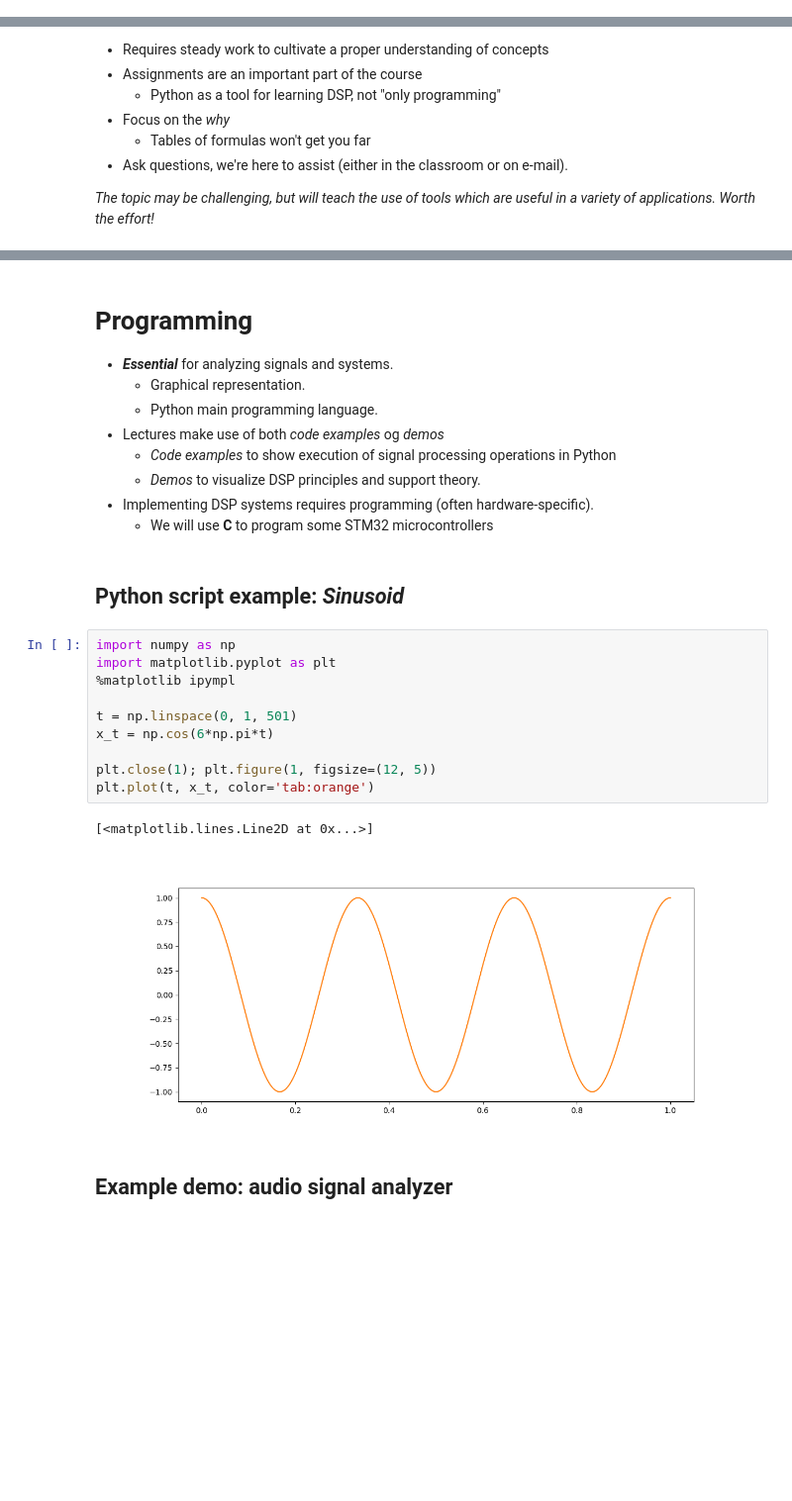
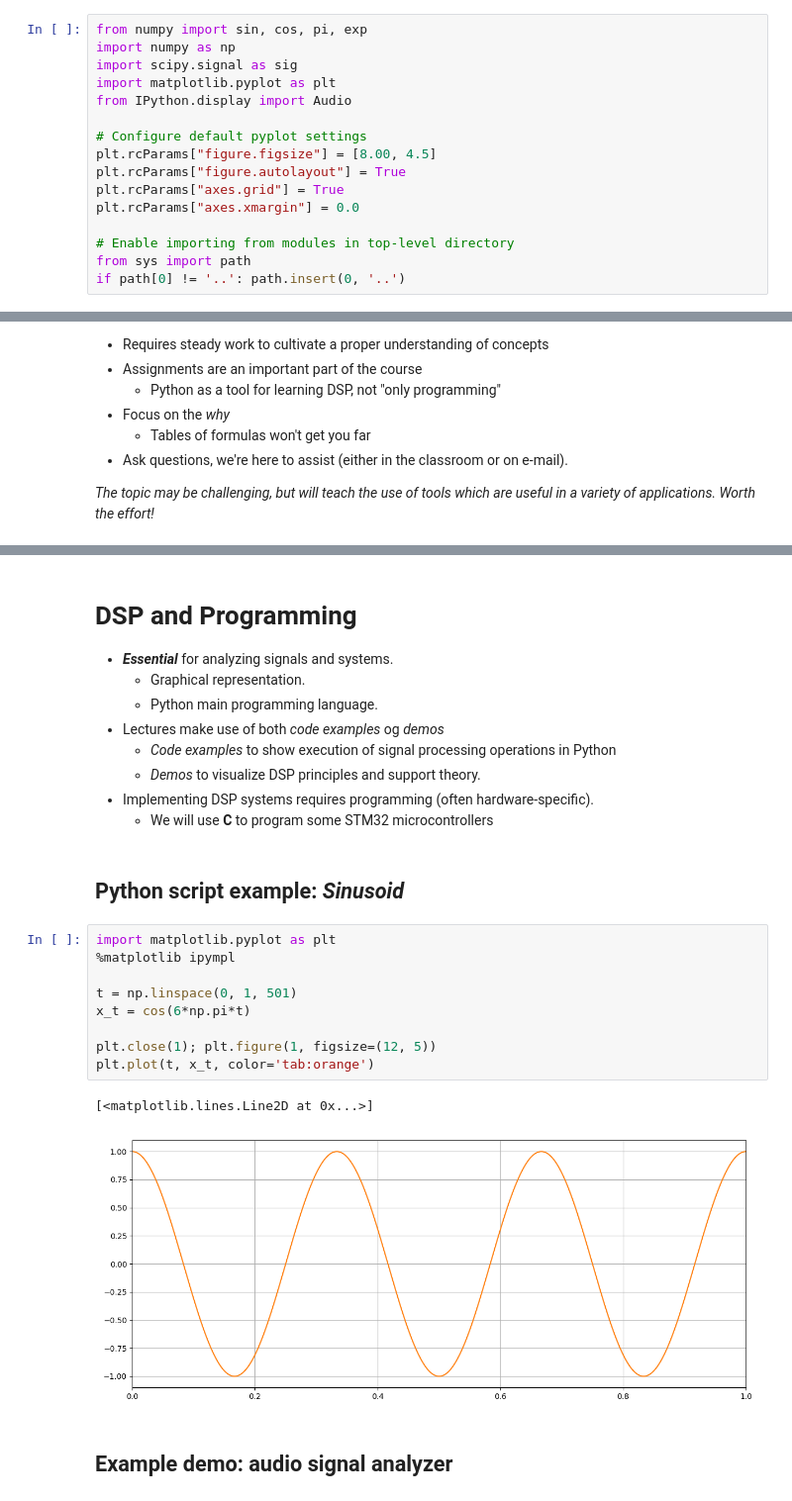
Before and after one commit to kaierih/AIS2201-Lecture_Notes, a Jupyter notebook: introduction/Course_Info.ipynb, the cells around one changed output, grey strips where cells are left out. Shown at 99% size. Saved outputs shown, nothing was run; the diff lists cells and outputs as text; blank space fills up the shorter version.

```diff
--- a/introduction/Course_Info.ipynb
+++ b/introduction/Course_Info.ipynb
@@ -5,3 +1,19 @@ if path[0] != '..': path.insert(0, '..')
+# %%
+from numpy import sin, cos, pi, exp
+import numpy as np
+import scipy.signal as sig
+import matplotlib.pyplot as plt
+from IPython.display import Audio
+
+# Configure default pyplot settings
+plt.rcParams["figure.figsize"] = [8.00, 4.5]
+plt.rcParams["figure.autolayout"] = True
+plt.rcParams["axes.grid"] = True
+plt.rcParams["axes.xmargin"] = 0.0
+
+# Enable importing from modules in top-level directory
+from sys import path
+if path[0] != '..': path.insert(0, '..')
 # %% [markdown]
 <img src="figures/NTNU_logo_vertical.svg" align="left" width="30%">
 <br clear="all" />
@@ -147,5 +162,5 @@ Often, applying signal processing to a specific task will involve a combination
 # %% [markdown]
-# Programming
+# DSP and Programming
 
 * ***Essential*** for analyzing signals and systems.
     * Graphical representation.
@@ -158,18 +173,17 @@ Often, applying signal processing to a specific task will involve a combination
 # %% [markdown]
 ## Python script example: *Sinusoid*
 # %%
-import numpy as np
 import matplotlib.pyplot as plt
 %matplotlib ipympl
 
 t = np.linspace(0, 1, 501)
-x_t = np.cos(6*np.pi*t)
+x_t = cos(6*np.pi*t)
 
 plt.close(1); plt.figure(1, figsize=(12, 5))
 plt.plot(t, x_t, color='tab:orange')
 # %% [output]
 [<matplotlib.lines.Line2D at 0x...>]
-[figure, old version]
+[figure, new version]
 # %% [markdown]
 ## Example demo: audio signal analyzer
 # %%
```
Also changed, not shown: parts of 15 cells of this notebook, 5 other files.
